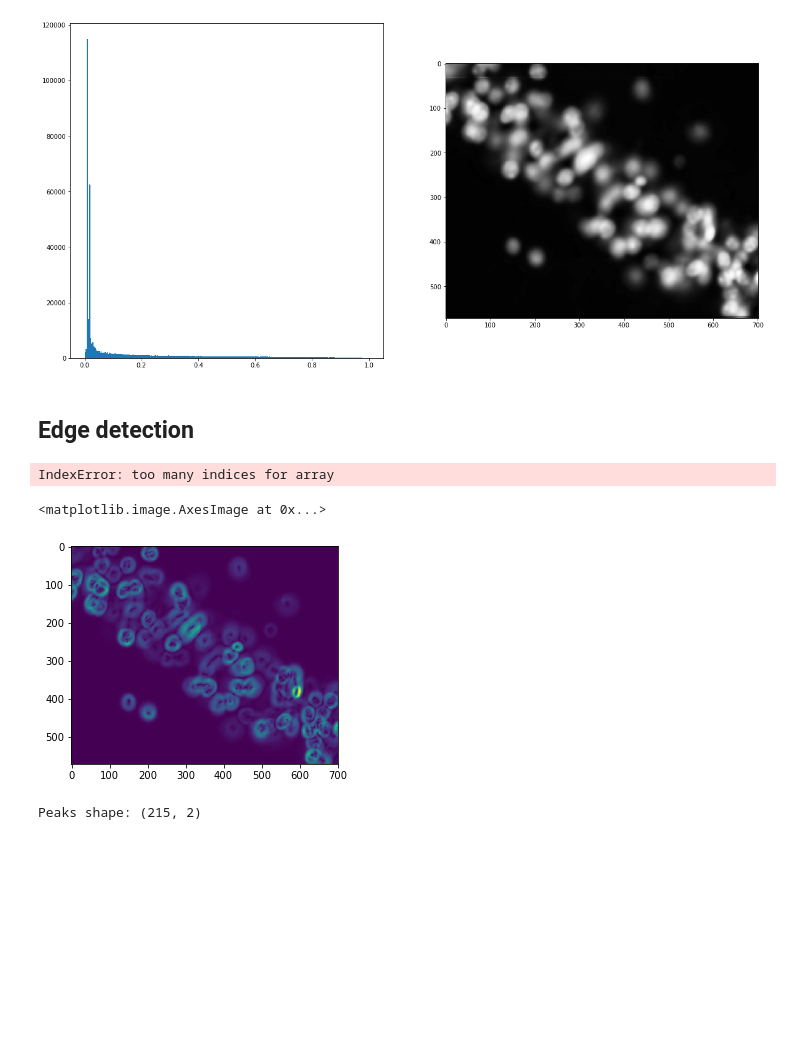
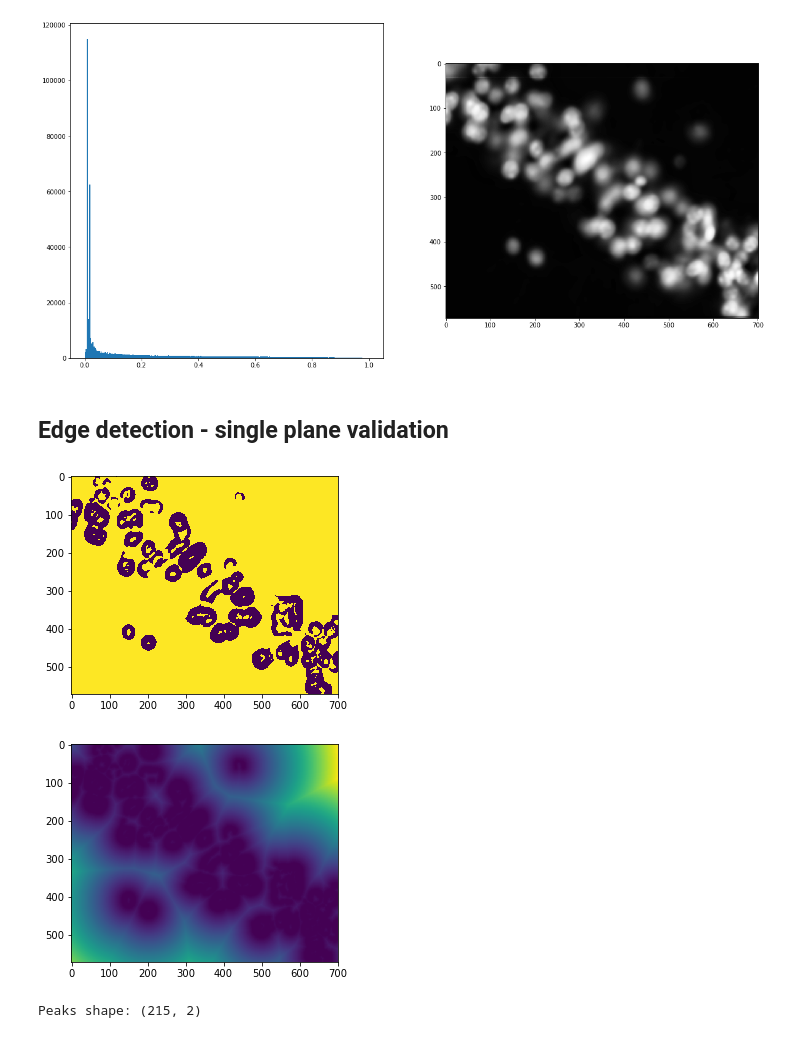
Before and after one commit to kpuhger/count-cellula, a Jupyter notebook: notebooks/watershed_segmentation.ipynb, the cells around one changed output. Cells and saved outputs as stored; diff of their text form; code cells hidden in the pictures; blank space fills up the shorter version.

Commit message:
updated failed watershed-stack (good job kyle)

```diff
--- a/notebooks/watershed_segmentation.ipynb
+++ b/notebooks/watershed_segmentation.ipynb
@@ -40,21 +40,23 @@ img_gauss_aeq_lmax = ndi.maximum_filter(img_gauss_aeq, size = 5)
 # test image
 #img_hist_stack(seeds_local_max, 9)
 # %% [markdown]
-## Edge detection
+## Edge detection - single plane validation
 # %%
-# edges1 = filters.sobel(img_gauss_aeq[9, :, :])
-# edges2 = filters.sobel(img_gauss[9, :, :])
-# edges3 = filters.sobel(img[9, :, :])
+edges1 = filters.sobel(img_gauss_aeq[9, :, :])
+edges2 = filters.sobel(img_gauss[9, :, :])
+edges3 = filters.sobel(img[9, :, :])
 
-# # f, ax = plt.subplots(ncols=3, figsize=(20,20))
-# # ax[0].imshow(edges1, cmap='gray')
-# # ax[0].set_axis_off();
-# # ax[1].imshow(edges2, cmap='gray')
-# # ax[1].set_axis_off();
-# # ax[2].imshow(edges3, cmap='gray')
-# # ax[2].set_axis_off();
+# f, ax = plt.subplots(ncols=3, figsize=(20,20))
+# ax[0].imshow(edges1, cmap='gray')
+# ax[0].set_axis_off();
+# ax[1].imshow(edges2, cmap='gray')
+# ax[1].set_axis_off();
+# ax[2].imshow(edges3, cmap='gray')
+# ax[2].set_axis_off();
 # %%
-# # distance transform of thresholded edges
-# threshold = filters.threshold_otsu(edges2)
-# non_edges = (edges2 < threshold)
-# plt.imshow(non_edges)
+# distance transform of thresholded edges
+threshold = filters.threshold_otsu(edges2)
+non_edges = (edges2 < threshold)
+plt.imshow(non_edges);
+# %% [output]
+[figure, added]
@@ -140,12 +63,9 @@ def plot_ws_results(ws_img, z):
-# %%
-peak_stack(img_gauss)
-# %% [output]
-IndexError: too many indices for array
-# %%
-gauss_edges = edges_peaks(img_gauss)
-
-plt.imshow(gauss_edges[9, :, :])
-# %% [output]
-<matplotlib.image.AxesImage at 0x...>
-[figure, removed]
+# %%
+distance_from_edge = ndi.distance_transform_edt(non_edges)
+
+plt.imshow(distance_from_edge, cmap='viridis');
+
+# plt.imshow(distance_from_edge, cmap='gray');
+# %% [output]
+[figure, added]
 # %%
```
Also changed, not shown: parts of 16 cells of this notebook, 1 other file.
